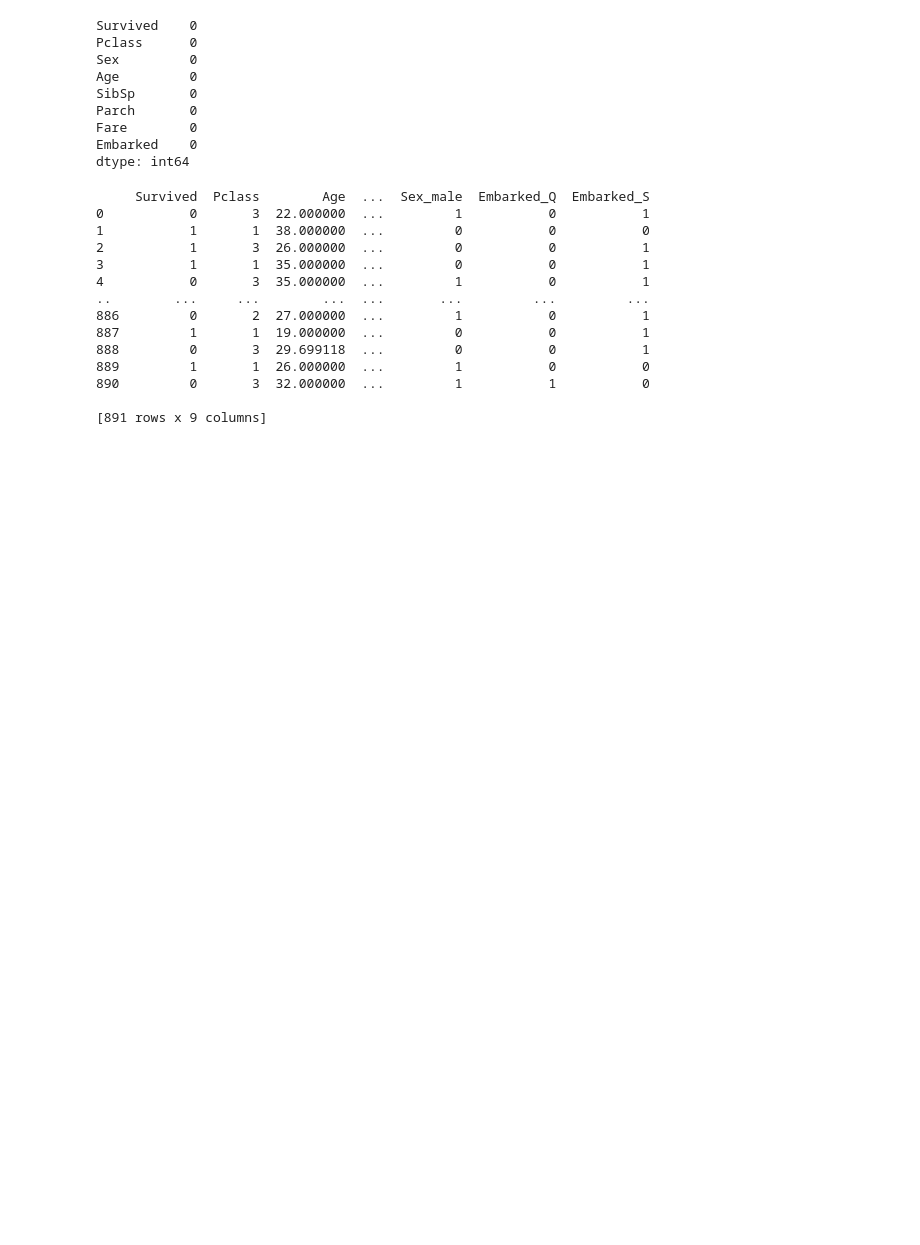
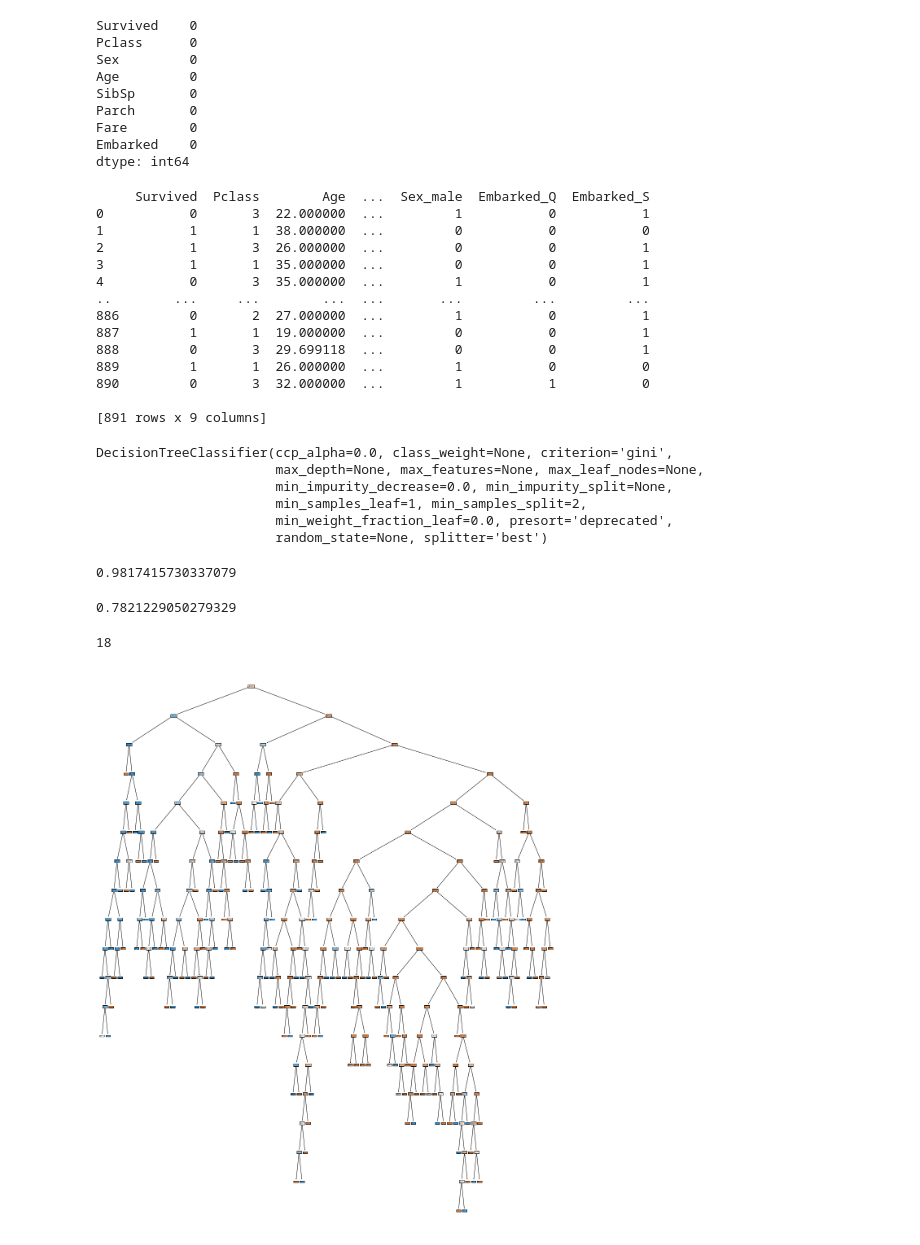
Before and after one commit to senjuti238/Machine-Learning-practice, a Jupyter notebook: Decision_Trees.ipynb, the cells around one changed output. Saved outputs shown, nothing was run; the diff lists cells and outputs as text; code cells hidden in the pictures; blank space fills up the shorter version.

```diff
--- a/Decision_Trees.ipynb
+++ b/Decision_Trees.ipynb
@@ -200,3 +200,26 @@ print(new_data)
 [891 rows x 9 columns]
 # %%
 # splitting data into dependent and independent (x)
+
+x = new_data.drop('Survived', axis = 1)
+
+y = new_data['Survived']
+# %%
+# split dataset into train and test
+
+from sklearn.model_selection import train_test_split
+x_train, x_test, y_train, y_test = train_test_split(x, y, test_size = 0.20, random_state = 0)
+# %%
+# build DTC
+
+from sklearn.tree import DecisionTreeClassifier
+
+d_tree = DecisionTreeClassifier()
+d_tree.fit(x_train, y_train)
+# %% [output]
+DecisionTreeClassifier(ccp_alpha=0.0, class_weight=None, criterion='gini',
+                       max_depth=None, max_features=None, max_leaf_nodes=None,
+                       min_impurity_decrease=0.0, min_impurity_split=None,
+                       min_samples_leaf=1, min_samples_split=2,
+                       min_weight_fraction_leaf=0.0, presort='deprecated',
+                       random_state=None, splitter='best')
@@ -202,0 +234,27 @@ print(new_data)
+# %%
+# check the accuracy
+
+from sklearn.metrics import accuracy_score, confusion_matrix, classification_report
+print(accuracy_score(y_train, train_predict))
+# %% [output]
+0.9817415730337079
+# %%
+print(accuracy_score(y_test, test_predict))
+# %% [output]
+0.7821229050279329
+# %%
+# print depth of tree
+
+d_tree.get_depth()
+# %% [output]
+18
+# %%
+# plot the decision tree in the form of tree structure
+
+plt.figure(figsize= (20,25))
+from sklearn.tree import plot_tree
+plot_tree(d_tree, filled = True)
+plt.savefig('decision_tree')
+plt.show()
+# %% [output]
+[figure, added]
```
Also changed, not shown: parts of 1 cell of this notebook.
